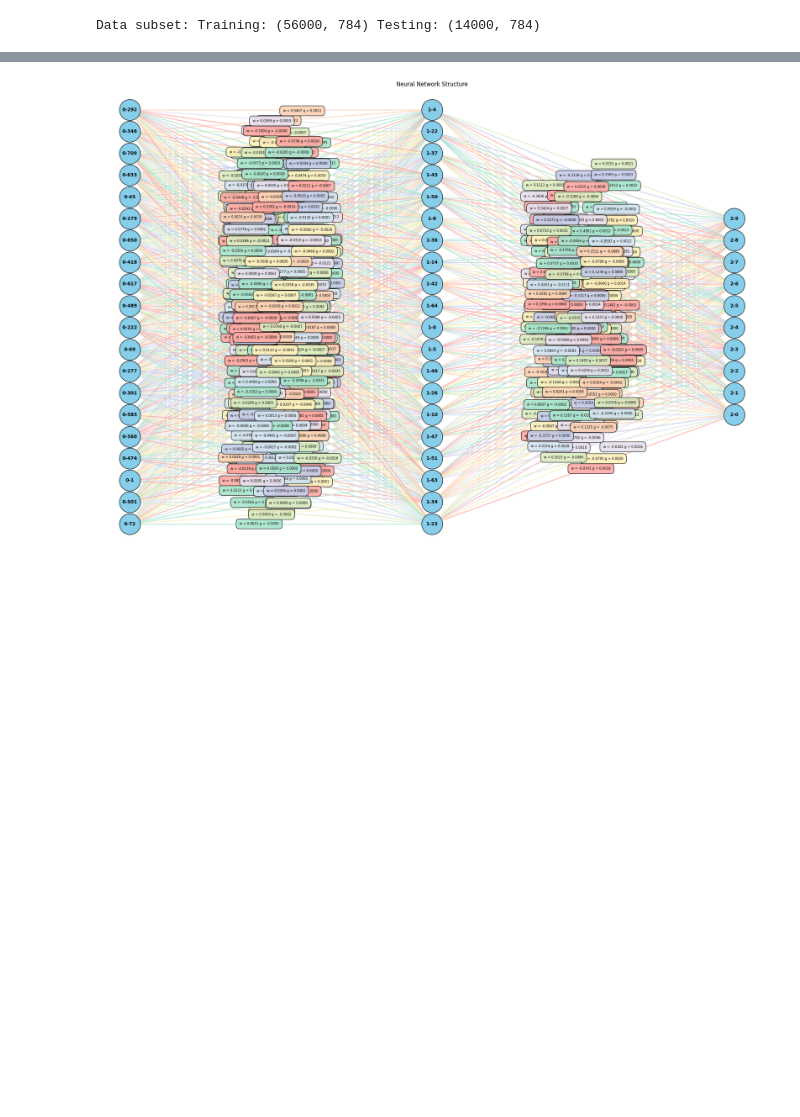
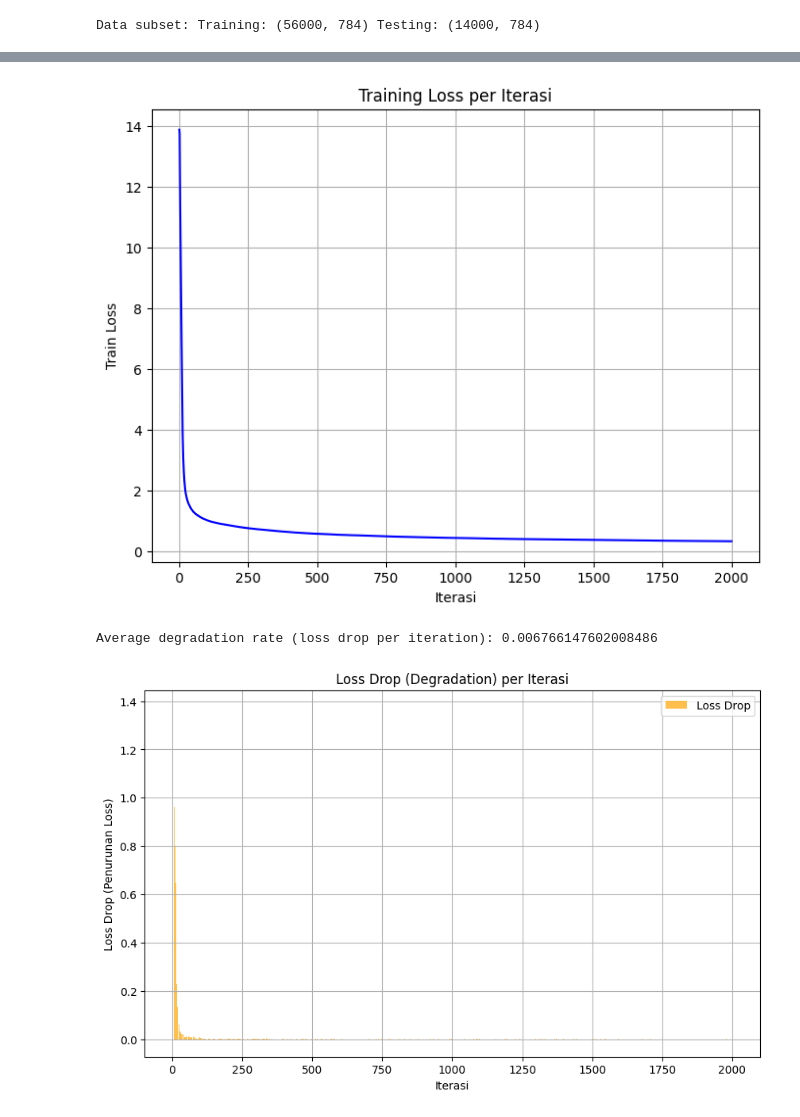
Before and after one commit to mybajwk/ML-49, a Jupyter notebook: src/main.ipynb, the cells around one changed output, grey strips where cells are left out. Cells and saved outputs as stored; diff of their text form; code cells hidden in the pictures; blank space fills up the shorter version.

Commit message:
feat: train loss plot

```diff
--- a/src/main.ipynb
+++ b/src/main.ipynb
@@ -178,6 +178,40 @@ y_test_oh = one_hot(y_test, num_classes)
 # print(f"\n**Hasil K-Fold Cross Validation ({k_folds}-fold)**:")
 # print(f"-Rata-rata Akurasi: {avg_accuracy:.8f}")
 # print(f"-Rata-rata Loss: {avg_loss:.8f}")
+# %%
+def plot_loss(metrics):
+    if 'train_loss' not in metrics:
+        print("Tidak ditemukan data 'train_loss' dalam metrics.")
+        return
+    train_loss = metrics['train_loss']
+    iterations = list(range(1, len(train_loss) + 1))
+
+    plt.figure(figsize=(8, 6))
+    plt.plot(iterations, train_loss, linestyle='-', color='blue')
+    plt.xlabel("Iterasi")
+    plt.ylabel("Train Loss")
+    plt.title("Training Loss per Iterasi")
+    plt.grid(True)
+    plt.show()
+    degradation = []
+    for i in range(1, len(train_loss)):
+        diff = train_loss[i - 1] - train_loss[i]
+        degradation.append(diff)
+    if degradation:
+        avg_degradation = sum(degradation) / len(degradation)
+    else:
+        avg_degradation = 0
+
+    print("Average degradation rate (loss drop per iteration):", avg_degradation)
+    if degradation:
+        plt.figure(figsize=(10, 6))
+        plt.bar(iterations[1:], degradation, color='orange', alpha=0.7, label='Loss Drop')
+        plt.xlabel("Iterasi")
+        plt.ylabel("Loss Drop (Penurunan Loss)")
+        plt.title("Loss Drop (Degradation) per Iterasi")
+        plt.grid(True)
+        plt.legend()
+        plt.show()
 # %%
 X_train = tc.tensor(np.asarray(X_train), dtype=tc.float32)
 X_test = tc.tensor(np.asarray(X_test), dtype=tc.float32)
@@ -192,7 +226,7 @@ custom_model = FFNN(
     weight_init='he_xavier',
     init_params={'lower': -1, 'upper': 1}
 )
-epochs_custom = 2
+epochs_custom = 2000
 batch_size_custom = 200
 lr_custom = 0.001
 
@@ -208,7 +242,7 @@ accuracy_custom = (y_pred_custom_labels == y_test).float().mean().item()
 print("Akurasi model custom FFNN:", accuracy_custom)
 
 
-custom_model.plot_network_structure(20)
+plot_loss(history_custom)
 
 # 107,32s tc cpu
 # 158,16s tc gpu
@@ -236,4 +282,6 @@ Akurasi model custom FFNN: 0.33142855763435364
-[figure, old version]
+[figure, new version]
+Average degradation rate (loss drop per iteration): 0.006766147602008486
+[figure, added]
 # %%
 custom_model.plot_gradients_distribution([0,1])
 # %% [output]
```
Also changed, not shown: parts of 3 cells of this notebook.
